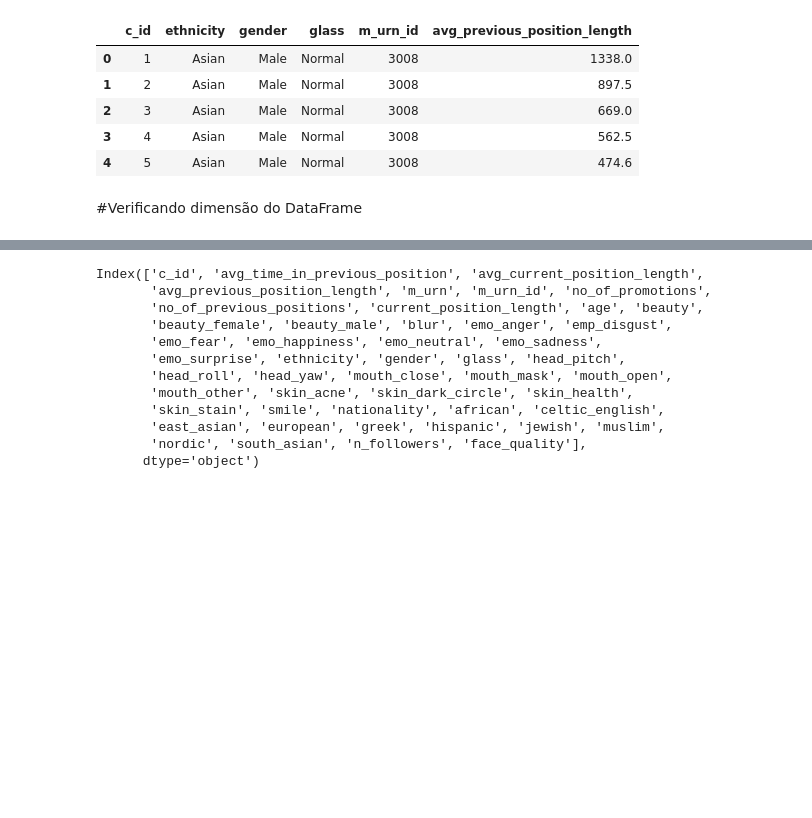
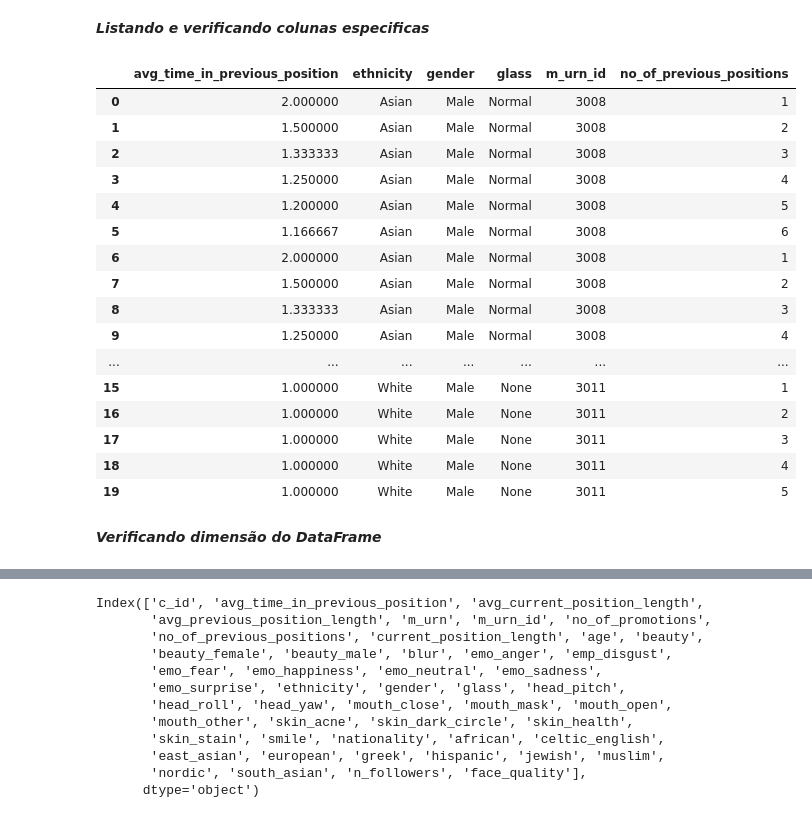
Before and after one commit to victorog17/soulcode_versionamento_projeto_final, a Jupyter notebook: 001_LINKEDIN_SOCIAL_MEDIA_TRATAMENTO_DE_DADOS_Nivel_Pandas.ipynb, the cells around one changed output, grey strips where cells are left out. Drawn from its saved outputs; the diff is of its cells as text; code cells hidden in the pictures; blank space fills up the shorter version.

```diff
--- a/001_LINKEDIN_SOCIAL_MEDIA_TRATAMENTO_DE_DADOS_Nivel_Pandas.ipynb
+++ b/001_LINKEDIN_SOCIAL_MEDIA_TRATAMENTO_DE_DADOS_Nivel_Pandas.ipynb
@@ -15,3 +18,3 @@ pip install gcsfs
 # %%
-df = pd.read_csv(r'gs://projetofinalgrupo8/entrada/LinkedIn Profile Data.csv')
+df = pd.read_csv(r'gs://projetofinalgrupo8/entrada/LinkedIn_Profile_Data.csv')
 # %%
@@ -30,9 +58,22 @@ df.m_urn_id.nunique()
+# %% [markdown]
+***Listando e verificando colunas especificas***
 # %%
-df[['c_id','ethnicity','gender',	'glass','m_urn_id','avg_previous_position_length']].head(5)
+df[['avg_time_in_previous_position','ethnicity','gender',	'glass','m_urn_id','no_of_previous_positions']].head(20)
 # %% [output]
-|  | c_id | ethnicity | gender | glass | m_urn_id | avg_previous_position_length |
-| 0 | 1 | Asian | Male | Normal | 3008 | 1338.0 |
-| 1 | 2 | Asian | Male | Normal | 3008 | 897.5 |
-| 2 | 3 | Asian | Male | Normal | 3008 | 669.0 |
-| 3 | 4 | Asian | Male | Normal | 3008 | 562.5 |
-| 4 | 5 | Asian | Male | Normal | 3008 | 474.6 |
+|  | avg_time_in_previous_position | ethnicity | gender | glass | m_urn_id | no_of_previous_positions |
+| 0 | 2.000000 | Asian | Male | Normal | 3008 | 1 |
+| 1 | 1.500000 | Asian | Male | Normal | 3008 | 2 |
+| 2 | 1.333333 | Asian | Male | Normal | 3008 | 3 |
+| 3 | 1.250000 | Asian | Male | Normal | 3008 | 4 |
+| 4 | 1.200000 | Asian | Male | Normal | 3008 | 5 |
+| 5 | 1.166667 | Asian | Male | Normal | 3008 | 6 |
+| 6 | 2.000000 | Asian | Male | Normal | 3008 | 1 |
+| 7 | 1.500000 | Asian | Male | Normal | 3008 | 2 |
+| 8 | 1.333333 | Asian | Male | Normal | 3008 | 3 |
+| 9 | 1.250000 | Asian | Male | Normal | 3008 | 4 |
+| ... | ... | ... | ... | ... | ... | ... |
+| 15 | 1.000000 | White | Male | None | 3011 | 1 |
+| 16 | 1.000000 | White | Male | None | 3011 | 2 |
+| 17 | 1.000000 | White | Male | None | 3011 | 3 |
+| 18 | 1.000000 | White | Male | None | 3011 | 4 |
+| 19 | 1.000000 | White | Male | None | 3011 | 5 |
@@ -43,5 +80,5 @@ df.reset_index(drop=True, inplace=True)
 # %% [markdown]
-#Verificando dimensão do DataFrame
+***Verificando dimensão do DataFrame***
 # %%
 df.shape
 # %% [output]
```
Also changed, not shown: parts of 79 cells of this notebook, 2 other files.
